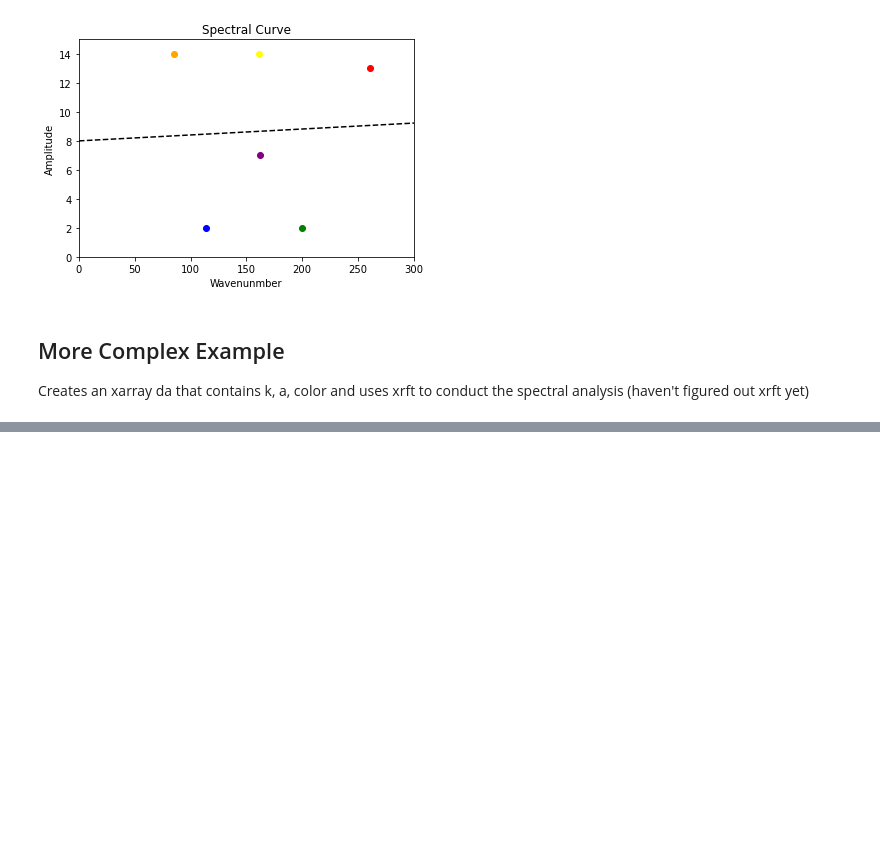
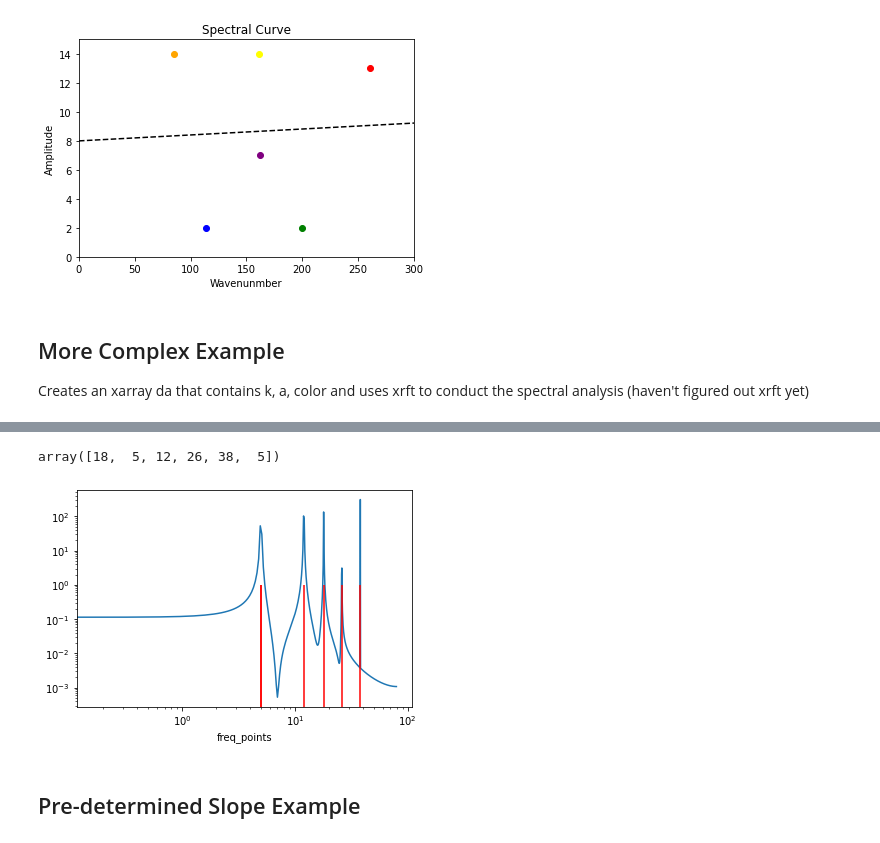
Before and after one commit to ocean-transport/argo-intern, a Jupyter notebook: spectral_examples.ipynb, the cells around one changed output, grey strips where cells are left out. Cells and saved outputs as stored; diff of their text form; code cells hidden in the pictures; blank space fills up the shorter version.

```diff
--- a/spectral_examples.ipynb
+++ b/spectral_examples.ipynb
@@ -176,0 +163,14 @@ ValueError: Can't take Fourier transform because coodinate a is not evenly space
+# %%
+da_modes = xr.DataArray(y_li, dims=['points','modes'], coords={'points':x})
+da_funct = xr.DataArray(y_funct, dims=['points'], coords={'points':x})
+da_spec = xrft.power_spectrum(da_funct, dim='points')
+da_spec.plot()
+plt.xscale('log')
+plt.yscale('log')
+plt.vlines(k_li,0,1,color='r')
+k_li
+# %% [output]
+array([18,  5, 12, 26, 38,  5])
+[figure, added]
+# %% [markdown]
+## Pre-determined Slope Example
```
Also changed, not shown: parts of 5 cells of this notebook.
